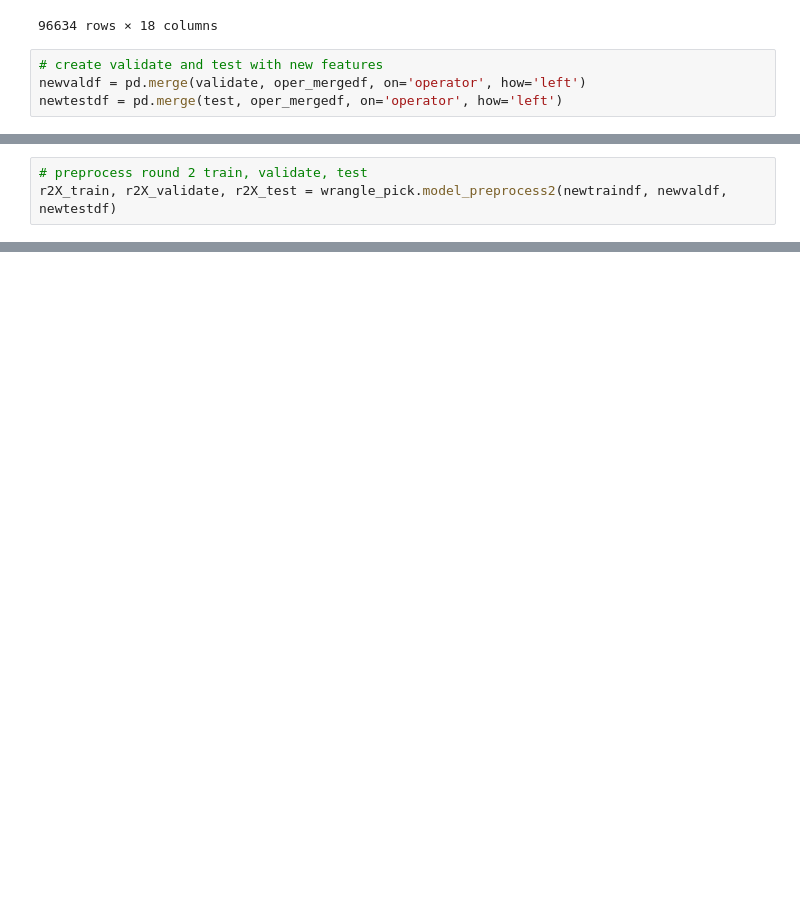
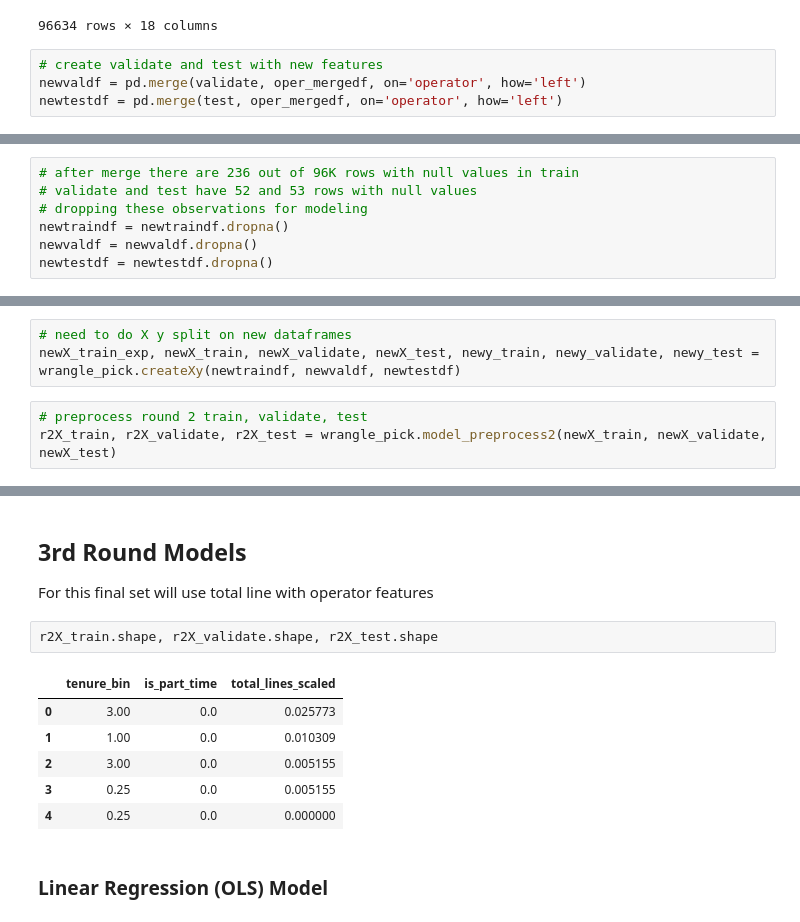
Before and after one commit to RyvynYoung/Supply_Chain, a Jupyter notebook: mvp.ipynb, the cells around one changed output, grey strips where cells are left out. Cells and saved outputs as stored; diff of their text form; blank space fills up the shorter version.

Commit message:
modeling completed, ready for conclusions and summary

```diff
--- a/mvp.ipynb
+++ b/mvp.ipynb
@@ -1164,0 +1238,7 @@ newtestdf = pd.merge(test, oper_mergedf, on='operator', how='left')
+# %%
+# after merge there are 236 out of 96K rows with null values in train
+# validate and test have 52 and 53 rows with null values
+# dropping these observations for modeling
+newtraindf = newtraindf.dropna()
+newvaldf = newvaldf.dropna()
+newtestdf = newtestdf.dropna()
@@ -1165,6 +1268,9 @@ newtestdf = pd.merge(test, oper_mergedf, on='operator', how='left')
+# %%
+# need to do X y split on new dataframes
+newX_train_exp, newX_train, newX_validate, newX_test, newy_train, newy_validate, newy_test = wrangle_pick.createXy(newtraindf, newvaldf, newtestdf)
 # %%
 # preprocess round 2 train, validate, test
-r2X_train, r2X_validate, r2X_test = wrangle_pick.model_preprocess2(newtraindf, newvaldf, newtestdf)
+r2X_train, r2X_validate, r2X_test = wrangle_pick.model_preprocess2(newX_train, newX_validate, newX_test)
 # %%
 r2X_train.shape, r2X_validate.shape, r2X_test.shape
 # %% [output]
@@ -1171,0 +1348,15 @@ r2X_train.shape, r2X_validate.shape, r2X_test.shape
+# %% [markdown]
+## 3rd Round Models
+
+For this final set will use total line with operator features
+# %%
+r2X_train.shape, r2X_validate.shape, r2X_test.shape
+# %% [output]
+|  | tenure_bin | is_part_time | total_lines_scaled |
+| 0 | 3.00 | 0.0 | 0.025773 |
+| 1 | 1.00 | 0.0 | 0.010309 |
+| 2 | 3.00 | 0.0 | 0.005155 |
+| 3 | 0.25 | 0.0 | 0.005155 |
+| 4 | 0.25 | 0.0 | 0.000000 |
+# %% [markdown]
+### Linear Regression (OLS) Model
```
Also changed, not shown: parts of 31 cells of this notebook.
